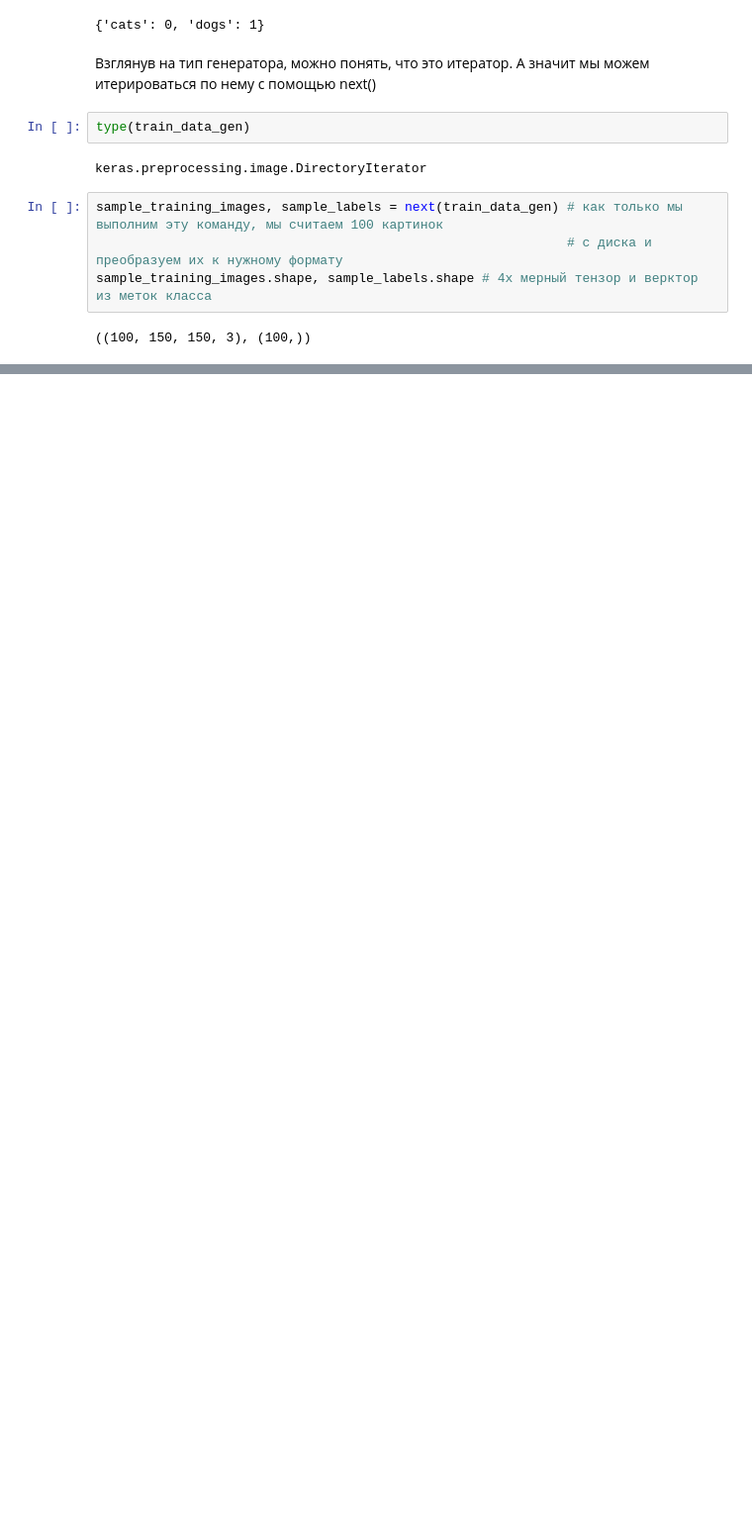
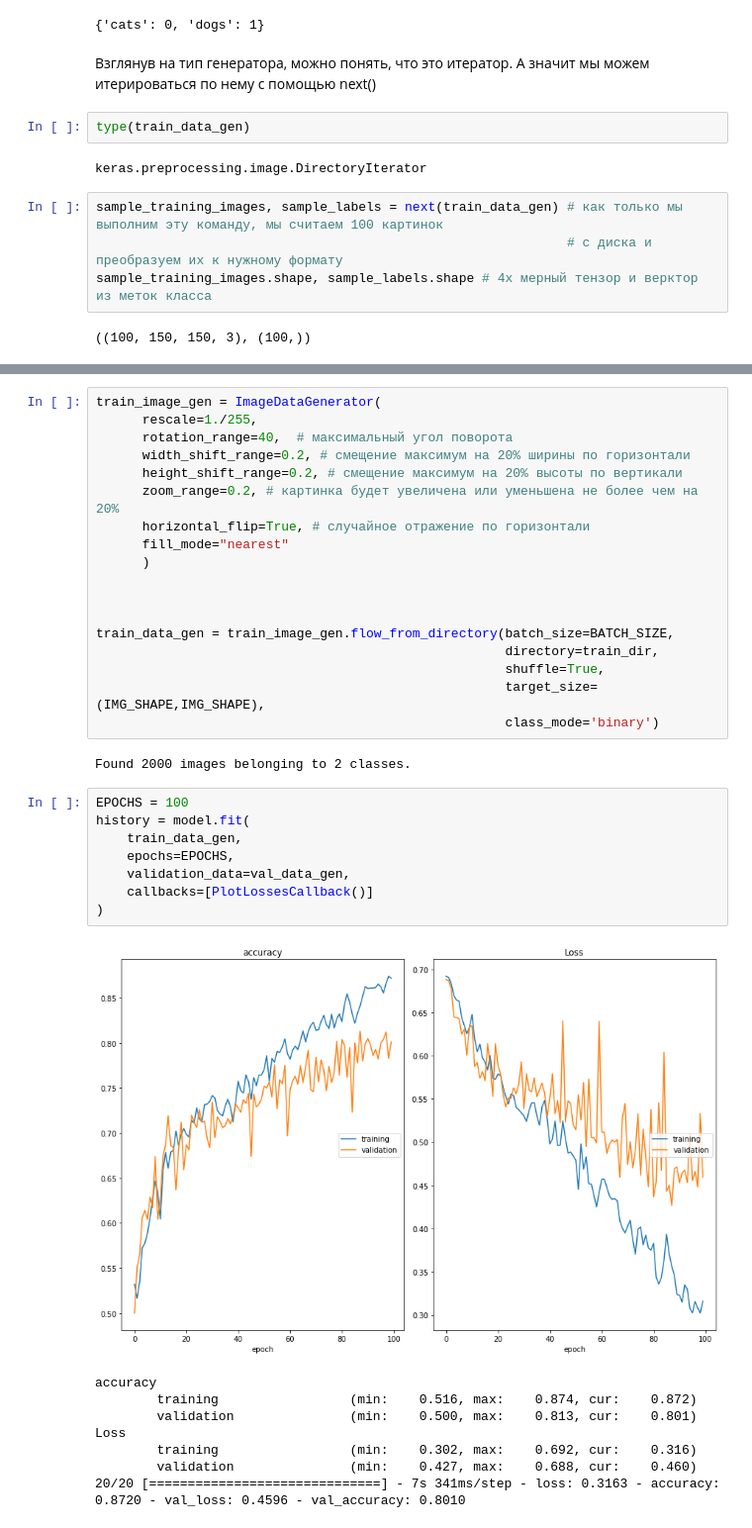
Before and after one commit to adwiza/datascience_skillbox, a Jupyter notebook: 28. NN CV Keras input Pipeline.ipynb, the cells around one changed output, grey strips where cells are left out. Shown at 99% size. Saved outputs shown, nothing was run; the diff lists cells and outputs as text; blank space fills up the shorter version.

```diff
--- a/28. NN CV Keras input Pipeline.ipynb
+++ b/28. NN CV Keras input Pipeline.ipynb
@@ -180,0 +376,37 @@ sample_training_images, sample_labels = next(train_data_gen)
+# %%
+train_image_gen = ImageDataGenerator(
+      rescale=1./255,
+      rotation_range=40,  # максимальный угол поворота
+      width_shift_range=0.2, # смещение максимум на 20% ширины по горизонтали
+      height_shift_range=0.2, # смещение максимум на 20% высоты по вертикали
+      zoom_range=0.2, # картинка будет увеличена или уменьшена не более чем на 20%
+      horizontal_flip=True, # случайное отражение по горизонтали
+      fill_mode="nearest"
+      )
+
+
+
+train_data_gen = train_image_gen.flow_from_directory(batch_size=BATCH_SIZE,
+                                                     directory=train_dir,
+                                                     shuffle=True,
+                                                     target_size=(IMG_SHAPE,IMG_SHAPE),
+                                                     class_mode='binary')
+# %% [output]
+Found 2000 images belonging to 2 classes.
+# %%
+EPOCHS = 100
+history = model.fit(
+    train_data_gen,
+    epochs=EPOCHS,
+    validation_data=val_data_gen,
+    callbacks=[PlotLossesCallback()]
+)
+# %% [output]
+[figure, added]
+accuracy
+        training                 (min:    0.516, max:    0.874, cur:    0.872)
+        validation               (min:    0.500, max:    0.813, cur:    0.801)
+Loss
+        training                 (min:    0.302, max:    0.692, cur:    0.316)
+        validation               (min:    0.427, max:    0.688, cur:    0.460)
+20/20 [==============================] - 7s 341ms/step - loss: 0.3163 - accuracy: 0.8720 - val_loss: 0.4596 - val_accuracy: 0.8010
```
Also changed, not shown: parts of 16 cells of this notebook, 6 other files.
